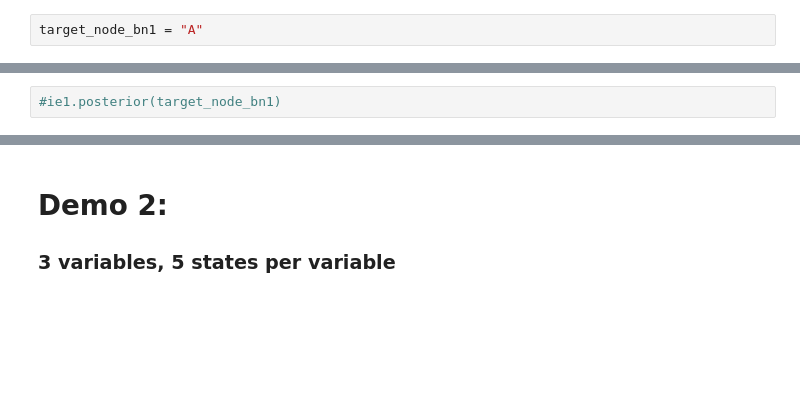
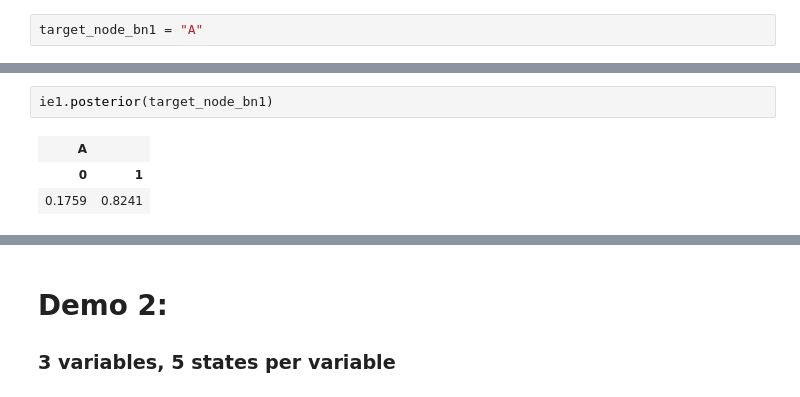
Before and after one commit to tibordubois/QUANTICGROUP, a Jupyter notebook: tutorials/tutorial.ipynb, the cells around one changed output, grey strips where cells are left out. Saved outputs shown, nothing was run; the diff lists cells and outputs as text; blank space fills up the shorter version.

```diff
--- a/tutorials/tutorial.ipynb
+++ b/tutorials/tutorial.ipynb
@@ -59,4 +62,8 @@ qinf1.qbn.bn
 # %%
-#ie1.posterior(target_node_bn1)
+ie1.posterior(target_node_bn1)
+# %% [output]
+| A |  |
+| 0 | 1 |
+| 0.1759 | 0.8241 |
 # %%
 qinf1.makeInference()
```
Also changed, not shown: parts of 18 cells of this notebook, 11 other files.
